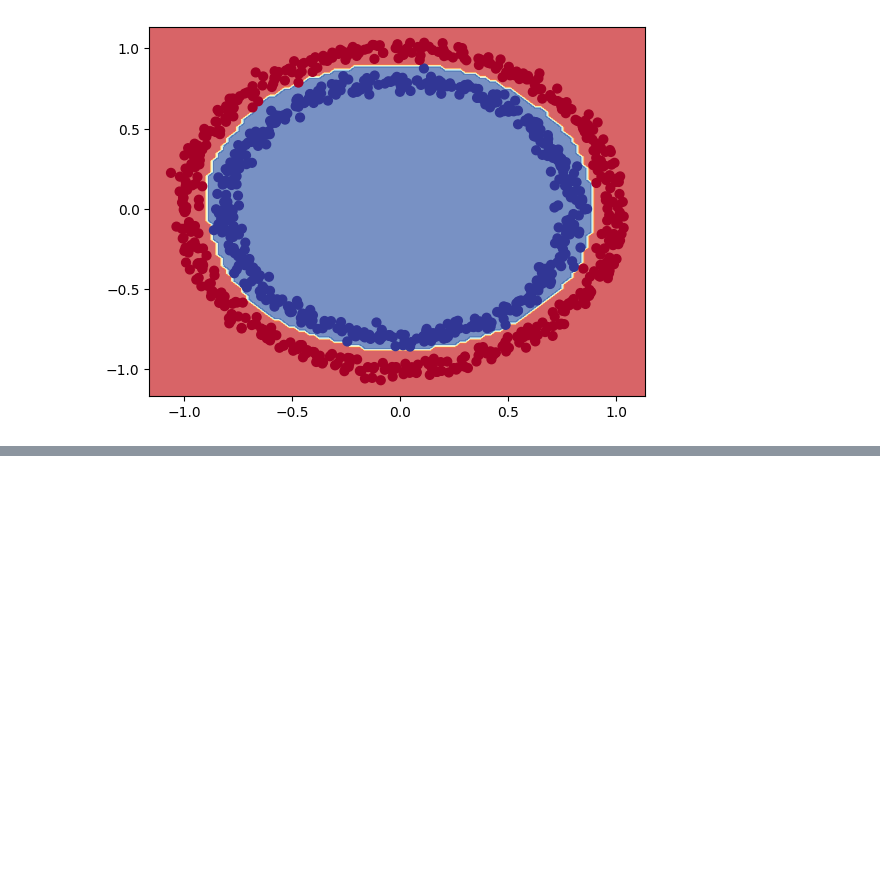
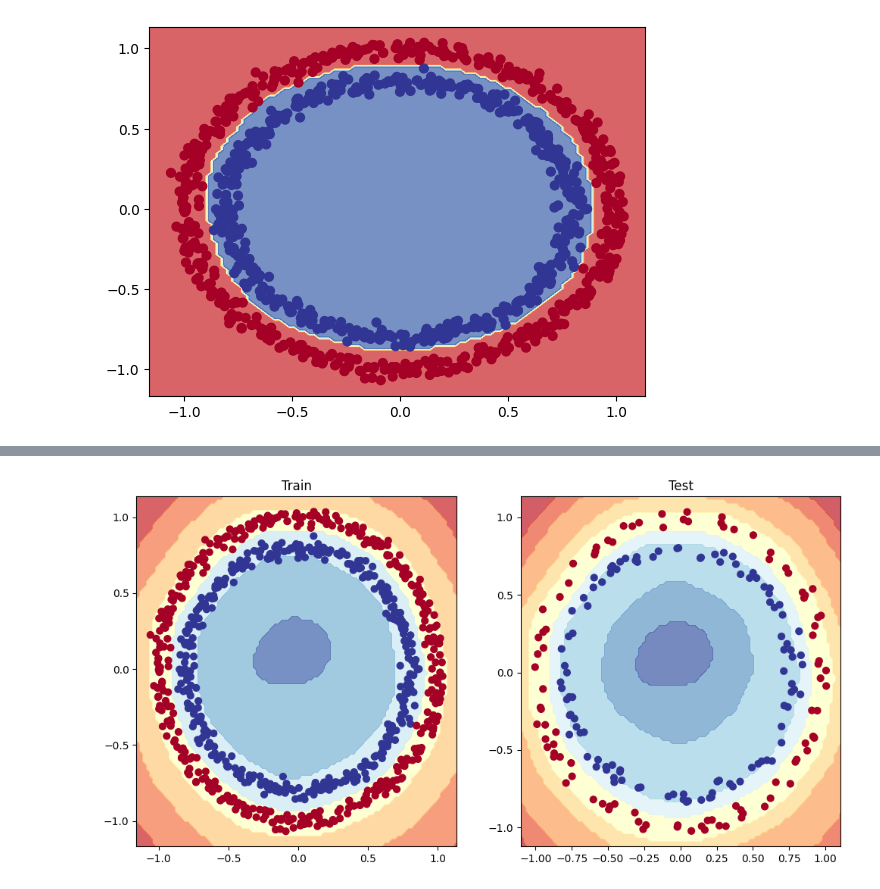
Before and after one commit to akshat-shethia/Deep_Learning, a Jupyter notebook: TensorFlow_For_Deep_Learning/My_02_neural_network_classification_in_tensorflow.ipynb, the cells around one changed output, grey strips where cells are left out. Saved outputs shown, nothing was run; the diff lists cells and outputs as text; code cells hidden in the pictures; blank space fills up the shorter version.

```diff
--- a/TensorFlow_For_Deep_Learning/My_02_neural_network_classification_in_tensorflow.ipynb
+++ b/TensorFlow_For_Deep_Learning/My_02_neural_network_classification_in_tensorflow.ipynb
@@ -306,0 +362,3 @@ doing binary classifcation...
+# %%
+from sklearn.model_selection import train_test_split
+X_train, X_test, y_train, y_test = train_test_split(X, y, test_size = 200)
@@ -306,0 +369,17 @@ doing binary classifcation...
+# %%
+tf.random.set_seed(42)
+
+model_6 = tf.keras.Sequential([
+    tf.keras.layers.Dense(100, activation = "relu"),
+    # tf.keras.layers.Dense(100, activation = "relu"),
+    tf.keras.layers.Dense(10, activation = "relu"),
+    tf.keras.layers.Dense(1)
+])
+
+model_6.compile(
+    optimizer = "rmsprop",
+    loss = "binary_crossentropy",
+    metrics = ["accuracy"]
+)
+
+history_6 = model_6.fit(X_train, y_train, epochs = 100)
@@ -306,0 +409,11 @@ doing binary classifcation...
+# %%
+# Plot the decision boundaries for the training and test sets
+plt.figure(figsize=(12, 6))
+plt.subplot(1, 2, 1)
+plt.title("Train")
+plot_decision_boundary(model_6, X=X_train, y=y_train)
+plt.subplot(1, 2, 2)
+plt.title("Test")
+plot_decision_boundary(model_6, X=X_test, y=y_test)
+plt.show()
+# %% [output]
@@ -306,0 +424 @@ doing binary classifcation...
+[figure, added]
```
Also changed, not shown: parts of 11 cells of this notebook.
